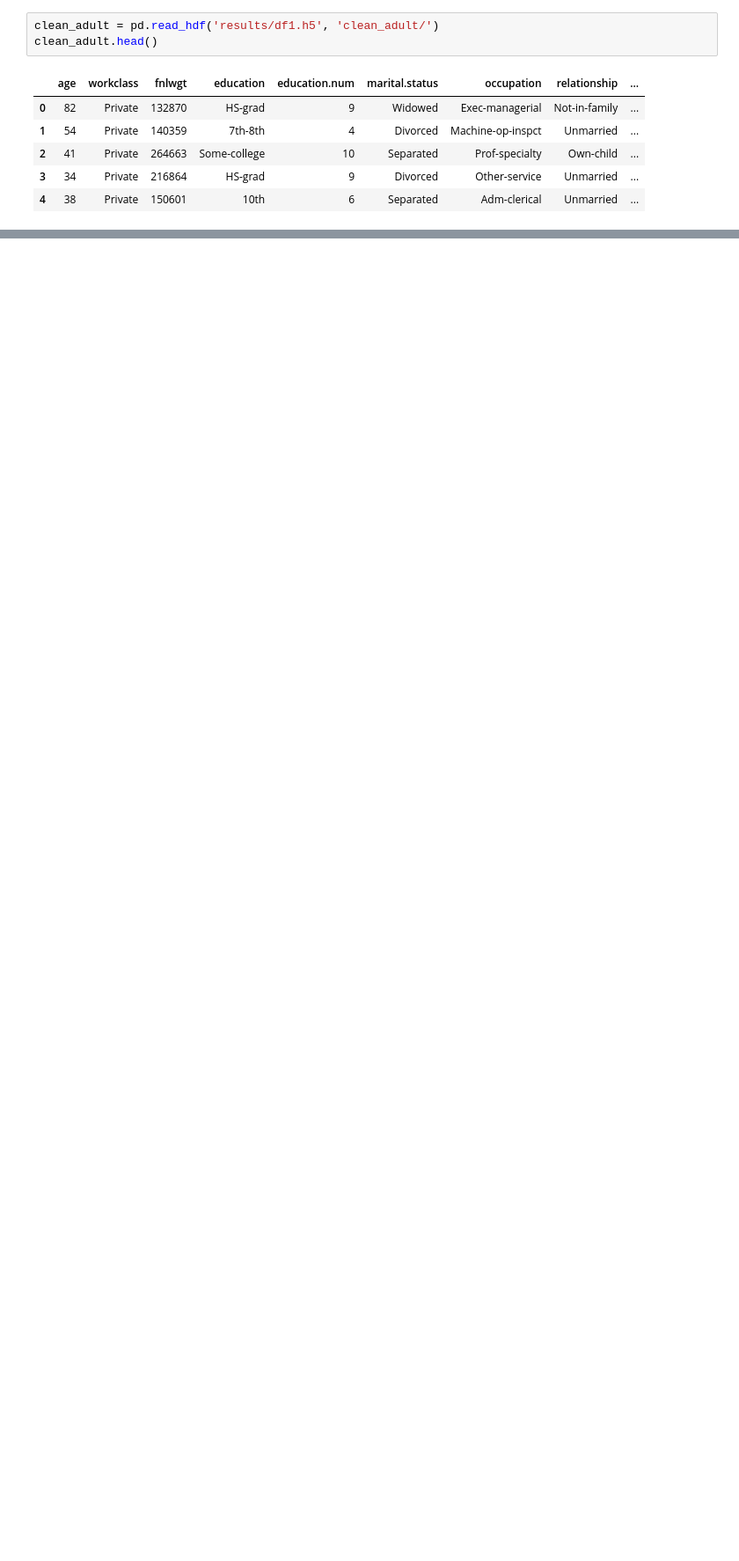
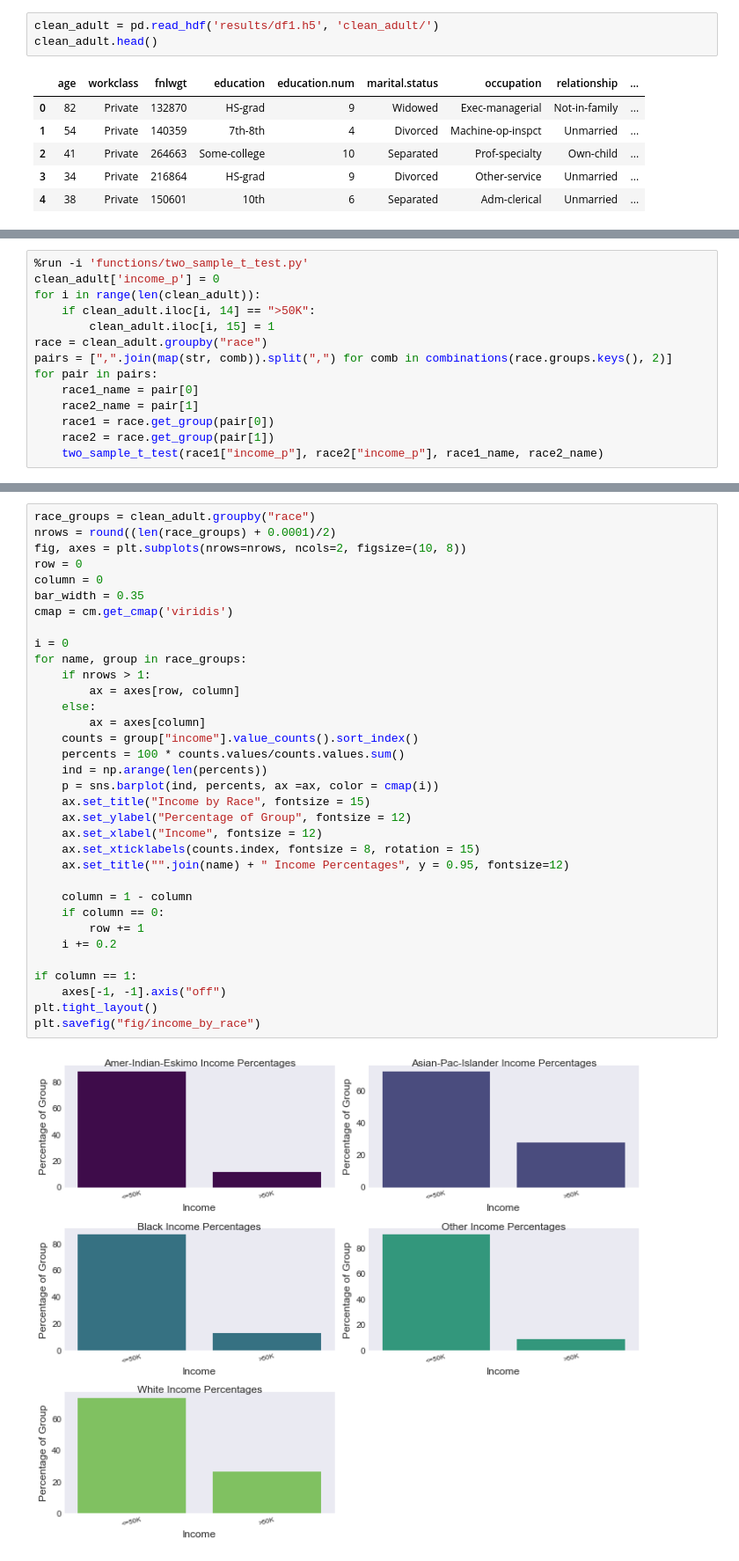
Before and after one commit to berkeley-stat159-f17/project-3-p2-ou-yu-li, a Jupyter notebook: demographics-p5.ipynb, the cells around one changed output, grey strips where cells are left out. Shown: that part at 88% size. Cells and saved outputs as stored; diff of their text form; blank space fills up the shorter version.

```diff
--- a/demographics-p5.ipynb
+++ b/demographics-p5.ipynb
@@ -24,0 +78,14 @@ clean_adult.head()
+# %%
+%run -i 'functions/two_sample_t_test.py'
+clean_adult['income_p'] = 0
+for i in range(len(clean_adult)):
+    if clean_adult.iloc[i, 14] == ">50K":
+        clean_adult.iloc[i, 15] = 1
+race = clean_adult.groupby("race")
+pairs = [",".join(map(str, comb)).split(",") for comb in combinations(race.groups.keys(), 2)]
+for pair in pairs:
+    race1_name = pair[0]
+    race2_name = pair[1]
+    race1 = race.get_group(pair[0])
+    race2 = race.get_group(pair[1])
+    two_sample_t_test(race1["income_p"], race2["income_p"], race1_name, race2_name)
@@ -24,0 +111,36 @@ clean_adult.head()
+# %%
+race_groups = clean_adult.groupby("race")
+nrows = round((len(race_groups) + 0.0001)/2)
+fig, axes = plt.subplots(nrows=nrows, ncols=2, figsize=(10, 8))
+row = 0
+column = 0
+bar_width = 0.35
+cmap = cm.get_cmap('viridis')
+
+i = 0
+for name, group in race_groups:
+    if nrows > 1:
+        ax = axes[row, column]
+    else:
+        ax = axes[column]
+    counts = group["income"].value_counts().sort_index()
+    percents = 100 * counts.values/counts.values.sum()
+    ind = np.arange(len(percents))
+    p = sns.barplot(ind, percents, ax =ax, color = cmap(i))
+    ax.set_title("Income by Race", fontsize = 15)
+    ax.set_ylabel("Percentage of Group", fontsize = 12)
+    ax.set_xlabel("Income", fontsize = 12)
+    ax.set_xticklabels(counts.index, fontsize = 8, rotation = 15)
+    ax.set_title("".join(name) + " Income Percentages", y = 0.95, fontsize=12)
+
+    column = 1 - column
+    if column == 0:
+        row += 1
+    i += 0.2
+
+if column == 1:
+    axes[-1, -1].axis("off")
+plt.tight_layout()
+plt.savefig("fig/income_by_race")
+# %% [output]
+[figure, added]
```
Also changed, not shown: parts of 19 cells of this notebook, 5 other files.
